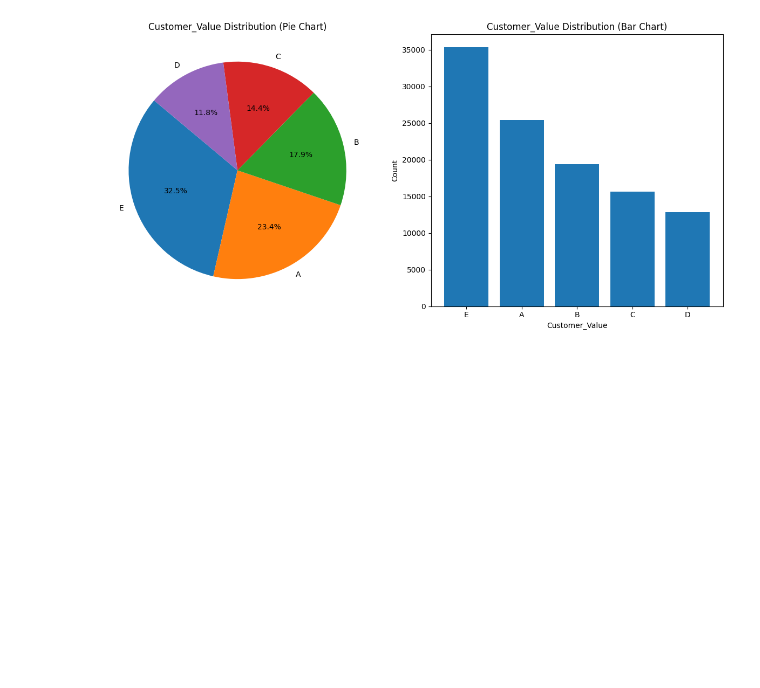
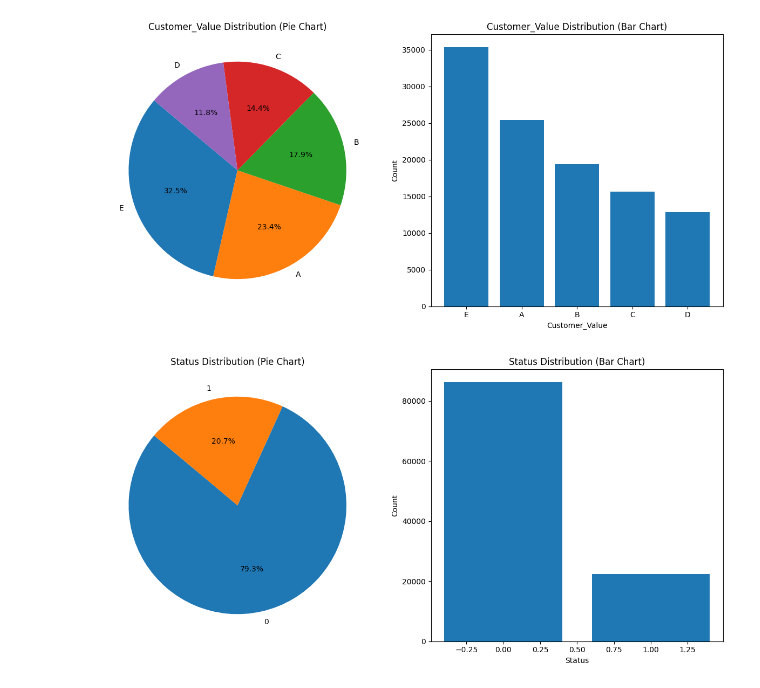
Before and after one commit to miligapetko/PythonInno, a Jupyter notebook: ExploreData.ipynb, the cells around one changed output. Drawn from its saved outputs; the diff is of its cells as text; code cells hidden in the pictures; blank space fills up the shorter version.

```diff
--- a/ExploreData.ipynb
+++ b/ExploreData.ipynb
@@ -11,8 +11,8 @@ import matplotlib.pyplot as plt
 # %%
 #importing data
 
-bank_train = pd.read_csv("./Bank_Train.csv")
-print("Training data shape", bank_train.shape)
+bank = pd.read_csv("./bank.csv")
+print("Training data shape", bank.shape)
 
 bank_score = pd.read_csv("./Bank_Score.csv")
 print("Testing data shape", bank_score.shape)
@@ -82,12 +82,12 @@ portion missing of avgsale3yrdp
 
 
 
-age_mean = bank_train["Demog_Age"].mean()
-yr3_mean = bank_train["AvgSale3Yr_DP"].mean()
+age_mean = bank["Age"].mean()
+yr3_mean = bank["AvgSale3Yr_DP"].mean()
 # %%
 #fill with mean
-bank_train['Demog_Age'].fillna(age_mean, inplace=True)
-bank_train["AvgSale3Yr_DP"].fillna(yr3_mean, inplace=True)
+bank['Age'].fillna(age_mean, inplace=True)
+bank["AvgSale3Yr_DP"].fillna(yr3_mean, inplace=True)
 # %% [output]
 The behavior will change in pandas 3.0. This inplace method will never work because the intermediate object on which we are setting values always behaves as a copy.
 
@@ -131,2 +137,8 @@ plot_distribution(bank_train["Customer_Value"])
 # %% [output]
 [figure]
+# %%
+#looking at target column
+
+plot_distribution(bank["Status"])
+# %% [output]
+[figure, added]
```
Also changed, not shown: parts of 8 cells of this notebook.
